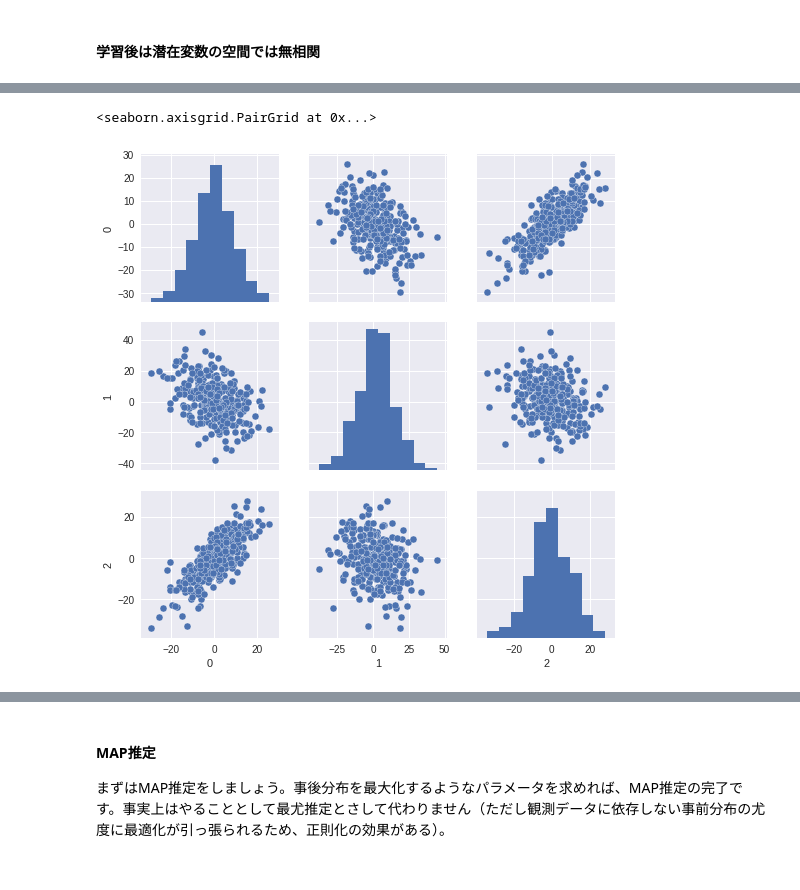
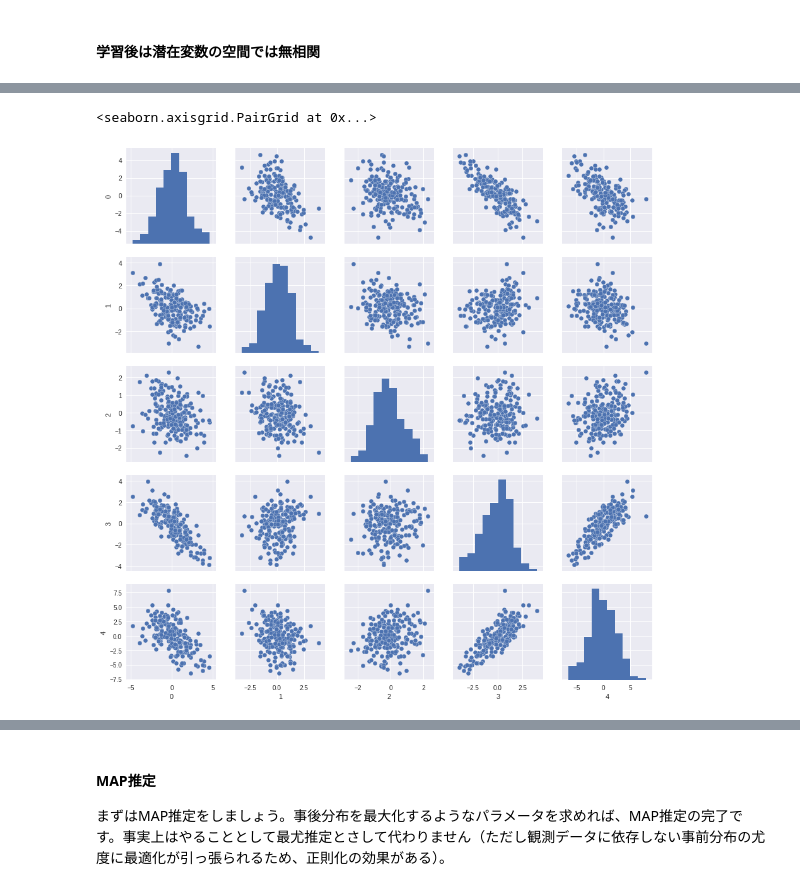
Before and after one commit to hellocybernetics/Tensorflow-Probability-Tutorials, a Jupyter notebook: PCA.ipynb, the cells around one changed output, grey strips where cells are left out. Drawn from its saved outputs; the diff is of its cells as text; code cells hidden in the pictures.

```diff
--- a/PCA.ipynb
+++ b/PCA.ipynb
@@ -30,12 +30,12 @@ def toy_data(N, D):
         random_value = np.random.randn()
         if random_value < -0.9:
             ## ガウスノイズを発生
-            return lambda x: 0.5*np.random.randn(N)
-        elif random_value < 0:
+            return lambda x: 0.2*np.random.randn(N)
+        elif random_value < 0.4:
             return np.cos
         else:
             return np.sin
-    X = [random_choice_wave()(2*np.pi*5*t)+0.2*np.random.randn(N) for _ in range(D)]
+    X = [random_choice_wave()(2*np.pi*t)+0.2*np.random.randn(N) for _ in range(D)]
     return np.array(X).transpose(1, 0)
 # %%
 X = toy_data(300, 5)
@@ -373,5 +345,22 @@ z = model(x_train)
+# %%
+def toy_model(N, data_dim, latent_dim, scale):
+    z_rv = tfd.Normal(loc=tf.zeros([latent_dim]),
+                      scale=tf.ones([latent_dim])).sample(200)
+    W_rv = tfd.Normal(loc=tf.zeros([latent_dim, data_dim]),
+                      scale=tf.ones([latent_dim, data_dim])).sample()
+    x_rv = tfd.Normal(
+        loc=tf.matmul(z_rv, W_rv),
+        scale=scale
+    ).sample()
+    return x_rv
+# %%
+N = 200
+data_dim = 5
+latent_dim = 3
+scale = 0.5
+x_train = toy_model(N, data_dim, latent_dim, scale)
 # %%
-sns.pairplot(pd.DataFrame(z.numpy()))
+sns.pairplot(pd.DataFrame(x_train.numpy()))
 # %% [output]
 <seaborn.axisgrid.PairGrid at 0x...>
-[figure, old version]
+[figure, new version]
```
Also changed, not shown: parts of 34 cells of this notebook.
